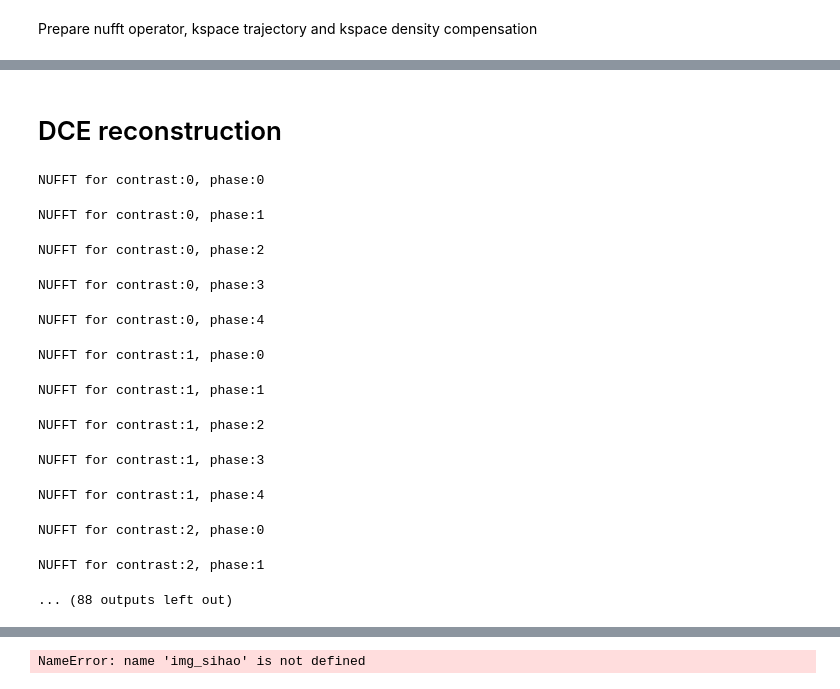
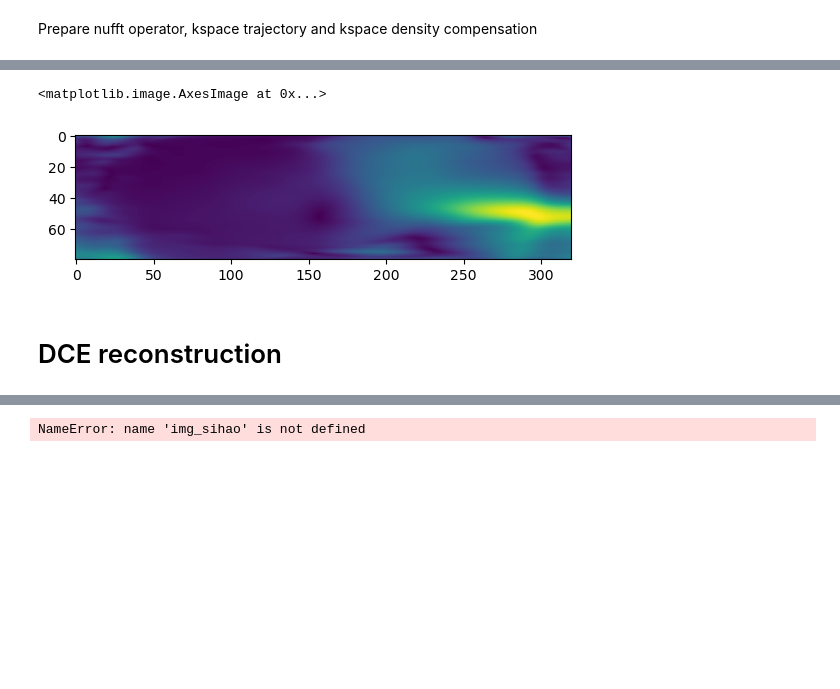
Before and after one commit to yh-li-0604/mri_reconstruction_tools, a Jupyter notebook: test.ipynb, the cells around one changed output, grey strips where cells are left out. Drawn from its saved outputs; the diff is of its cells as text; code cells hidden in the pictures; blank space fills up the shorter version.

```diff
--- a/test.ipynb
+++ b/test.ipynb
@@ -156,0 +204,5 @@ torch.Size([34, 5, 2, 15, 640]) torch.Size([34, 5, 15, 80, 15, 640])
+# %%
+plt.imshow(cse.coil_sens[0,:,80,:].abs())
+# %% [output]
+<matplotlib.image.AxesImage at 0x...>
+[figure, added]
@@ -157,23 +211,2 @@ torch.Size([34, 5, 2, 15, 640]) torch.Size([34, 5, 15, 80, 15, 640])
 # %% [markdown]
 # DCE reconstruction
-# %%
-args.first_slice=49
-args.last_slice=50
-img = comp.MCNUFFT(
-    args,args_sens, adjnufft_ob,
-    batch_size = 80, device = args.device)
-img = (img-img.mean())/img.std()
-# %% [output]
-NUFFT for contrast:0, phase:0
-NUFFT for contrast:0, phase:1
-NUFFT for contrast:0, phase:2
-NUFFT for contrast:0, phase:3
-NUFFT for contrast:0, phase:4
-NUFFT for contrast:1, phase:0
-NUFFT for contrast:1, phase:1
-NUFFT for contrast:1, phase:2
-NUFFT for contrast:1, phase:3
-NUFFT for contrast:1, phase:4
-NUFFT for contrast:2, phase:0
-NUFFT for contrast:2, phase:1
-... (88 outputs left out)
```
Also changed, not shown: parts of 28 cells of this notebook, 7 other files.
